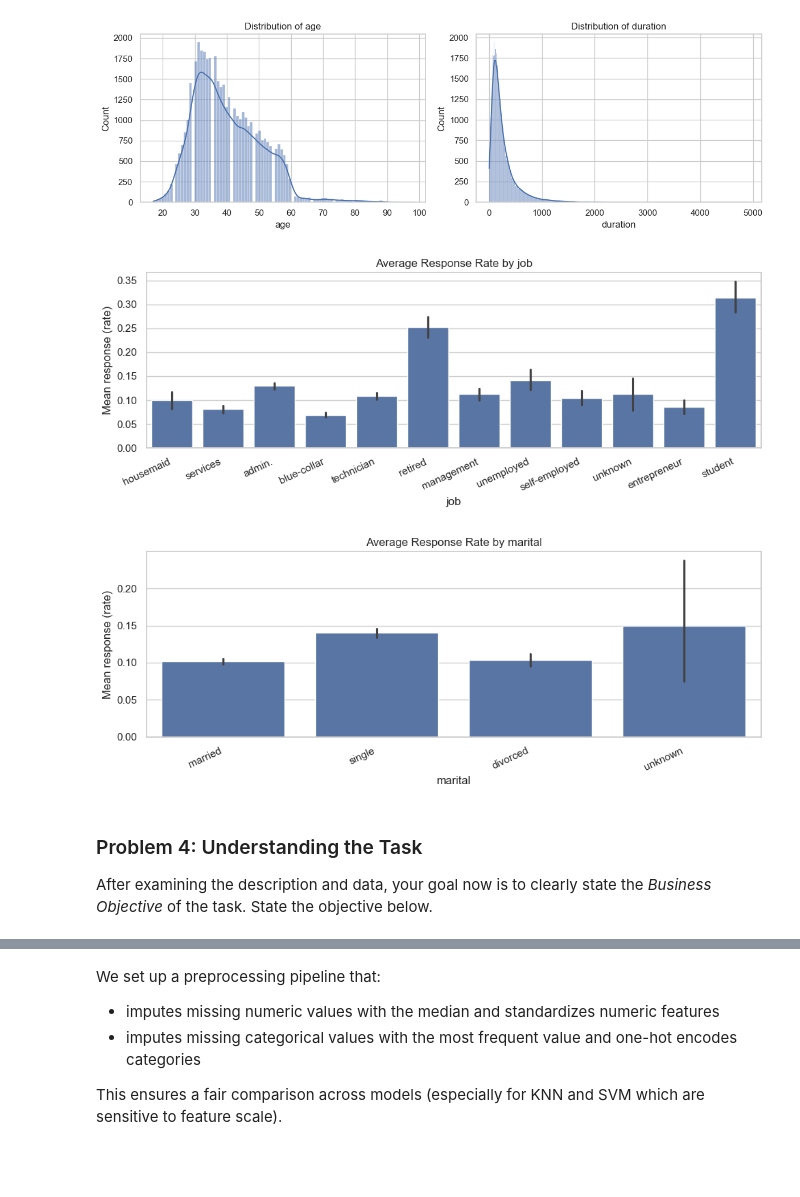
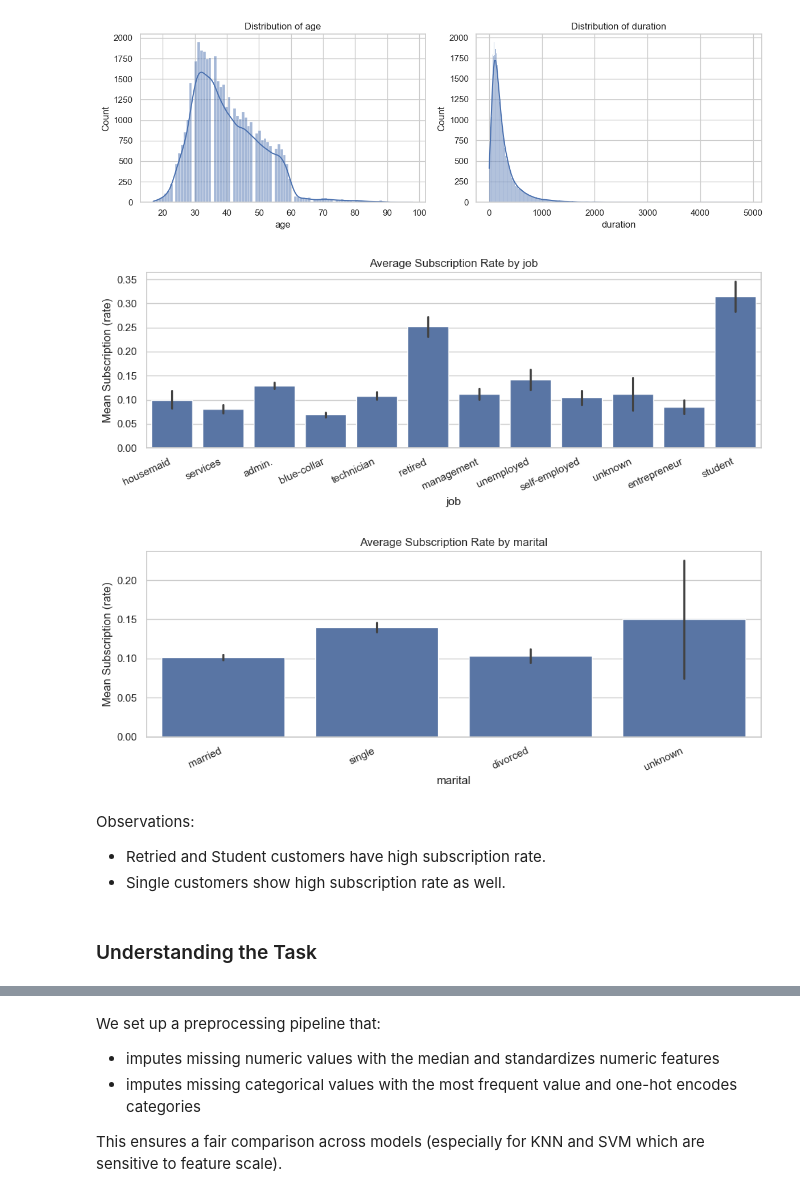
Before and after one commit to skavoori/practical-application-3, a Jupyter notebook: prompt_III.ipynb, the cells around one changed output, grey strips where cells are left out. Drawn from its saved outputs; the diff is of its cells as text; code cells hidden in the pictures; blank space fills up the shorter version.

```diff
--- a/prompt_III.ipynb
+++ b/prompt_III.ipynb
@@ -153,7 +149,5 @@ Convert the target column to numeric.
 - Map no to 0 and indicates the Negative Class
     - A prediction value of 0 for a customer who did not get converted is True Negative
     - A prediction value of 1 for a customer who did not get converted is False Negative
-# %%
-df['y'] = df['y'].astype(str).str.strip().str.lower().map({'yes': 1, 'no': 0})
 # %% [markdown]
 Observations:
@@ -164,7 +158,14 @@ Observations:
 import matplotlib.pyplot as plt
 import seaborn as sns
 # Selecting numerical features only
-data_numeric = df.select_dtypes(include=['float64', 'int64'])
+
+X = df.drop(columns=['y']).copy()
+y = df['y'].copy()
+
+num_cols = X.select_dtypes(include=[np.number]).columns.tolist()
+cat_cols = [c for c in X.columns if c not in num_cols]
+
+data_numeric = X.select_dtypes(include=['float64', 'int64'])
 num_cols = X.select_dtypes(include=[np.number]).columns.tolist()
 cat_cols = [c for c in df.columns if c not in num_cols]
 
@@ -184,7 +185,7 @@ fig, axes = plt.subplots(1, max(1, len(num_to_plot)), figsize=(12, 4))
 if len(num_to_plot) == 1:
     axes = [axes]
 for ax, col in zip(axes, num_to_plot):
-    sns.histplot(data=df, x=col, kde=True, ax=ax)
+    sns.histplot(data=X, x=col, kde=True, ax=ax)
     ax.set_title(f"Distribution of {col}")
     ax.set_xlabel(col)
 plt.tight_layout()
@@ -194,24 +195,26 @@ plt.show()
 # %%
 # Categorical response rate (choose up to 2 categorical features if available)
 cat_to_plot = cat_cols[:2]
 for col in cat_to_plot:
     plt.figure(figsize=(10, 4))
-    # If y is numeric 0/1, barplot will show mean response by category
+    # If y is numeric 0/1, barplot will show mean subscription rate by category
     tmp = pd.DataFrame({col: X[col], "Response": y})
     sns.barplot(data=tmp, x=col, y="Response")
-    plt.title(f"Average Response Rate by {col}")
+    plt.title(f"Average Subscription Rate by {col}")
     plt.xticks(rotation=25, ha="right")
     plt.xlabel(col)
-    plt.ylabel("Mean response (rate)")
+    plt.ylabel("Mean Subscription (rate)")
     plt.tight_layout()
     plt.show()
 # %% [output]
-[figure, old version]
+[figure, new version]
-[figure, old version]
+[figure, new version]
-# %% [markdown]
-### Problem 4: Understanding the Task
-
-After examining the description and data, your goal now is to clearly state the *Business Objective* of the task.  State the objective below.
+# %% [markdown]
+Observations:
+- Retried and Student customers have high subscription  rate.
+- Single customers show high subscription rate as well.
+# %% [markdown]
+### Understanding the Task
 # %%
 df.info()
 # %% [output]
```
Also changed, not shown: parts of 26 cells of this notebook, 1 other file.
